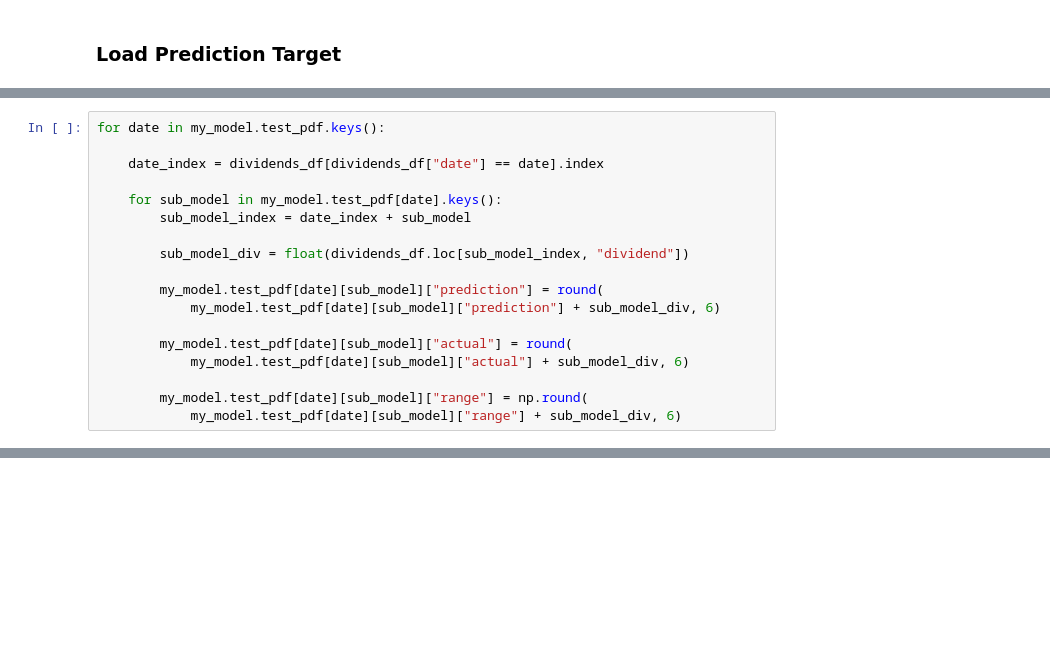
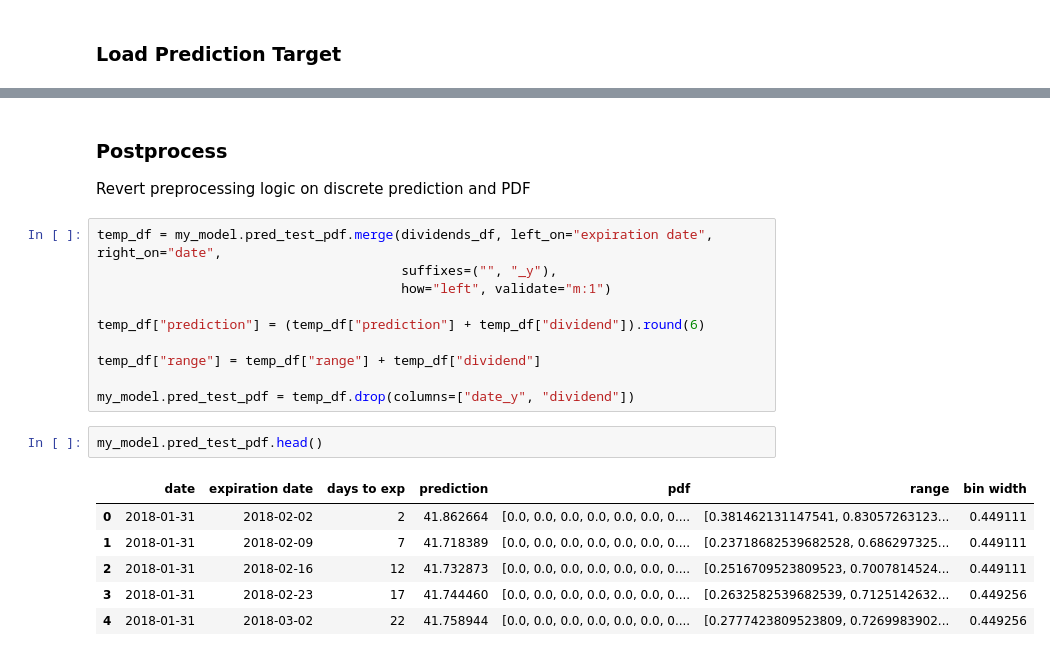
Before and after one commit to jacktan1/Options-Project, a Jupyter notebook: src/4-0_baseline_model.ipynb, the cells around one changed output, grey strips where cells are left out. Cells and saved outputs as stored; diff of their text form; blank space fills up the shorter version.

```diff
--- a/src/4-0_baseline_model.ipynb
+++ b/src/4-0_baseline_model.ipynb
@@ -132,18 +120,0 @@ Add exp date's dividend to prediction, PDF range, and actual close price.
-# %%
-for date in my_model.test_pdf.keys():
-
-    date_index = dividends_df[dividends_df["date"] == date].index
-
-    for sub_model in my_model.test_pdf[date].keys():
-        sub_model_index = date_index + sub_model
-
-        sub_model_div = float(dividends_df.loc[sub_model_index, "dividend"])
-
-        my_model.test_pdf[date][sub_model]["prediction"] = round(
-            my_model.test_pdf[date][sub_model]["prediction"] + sub_model_div, 6)
-
-        my_model.test_pdf[date][sub_model]["actual"] = round(
-            my_model.test_pdf[date][sub_model]["actual"] + sub_model_div, 6)
-
-        my_model.test_pdf[date][sub_model]["range"] = np.round(
-            my_model.test_pdf[date][sub_model]["range"] + sub_model_div, 6)
@@ -167,0 +121,23 @@ fig.show()
+# %% [markdown]
+### Postprocess
+
+Revert preprocessing logic on discrete prediction and PDF
+# %%
+temp_df = my_model.pred_test_pdf.merge(dividends_df, left_on="expiration date", right_on="date",
+                                       suffixes=("", "_y"),
+                                       how="left", validate="m:1")
+
+temp_df["prediction"] = (temp_df["prediction"] + temp_df["dividend"]).round(6)
+
+temp_df["range"] = temp_df["range"] + temp_df["dividend"]
+
+my_model.pred_test_pdf = temp_df.drop(columns=["date_y", "dividend"])
+# %%
+my_model.pred_test_pdf.head()
+# %% [output]
+|  | date | expiration date | days to exp | prediction | pdf | range | bin width |
+| 0 | 2018-01-31 | 2018-02-02 | 2 | 41.862664 | [0.0, 0.0, 0.0, 0.0, 0.0, 0.0, 0.... | [0.381462131147541, 0.83057263123... | 0.449111 |
+| 1 | 2018-01-31 | 2018-02-09 | 7 | 41.718389 | [0.0, 0.0, 0.0, 0.0, 0.0, 0.0, 0.... | [0.23718682539682528, 0.686297325... | 0.449111 |
+| 2 | 2018-01-31 | 2018-02-16 | 12 | 41.732873 | [0.0, 0.0, 0.0, 0.0, 0.0, 0.0, 0.... | [0.2516709523809523, 0.7007814524... | 0.449111 |
+| 3 | 2018-01-31 | 2018-02-23 | 17 | 41.744460 | [0.0, 0.0, 0.0, 0.0, 0.0, 0.0, 0.... | [0.2632582539682539, 0.7125142632... | 0.449256 |
+| 4 | 2018-01-31 | 2018-03-02 | 22 | 41.758944 | [0.0, 0.0, 0.0, 0.0, 0.0, 0.0, 0.... | [0.2777423809523809, 0.7269983902... | 0.449256 |
```
Also changed, not shown: parts of 29 cells of this notebook, 5 other files.
